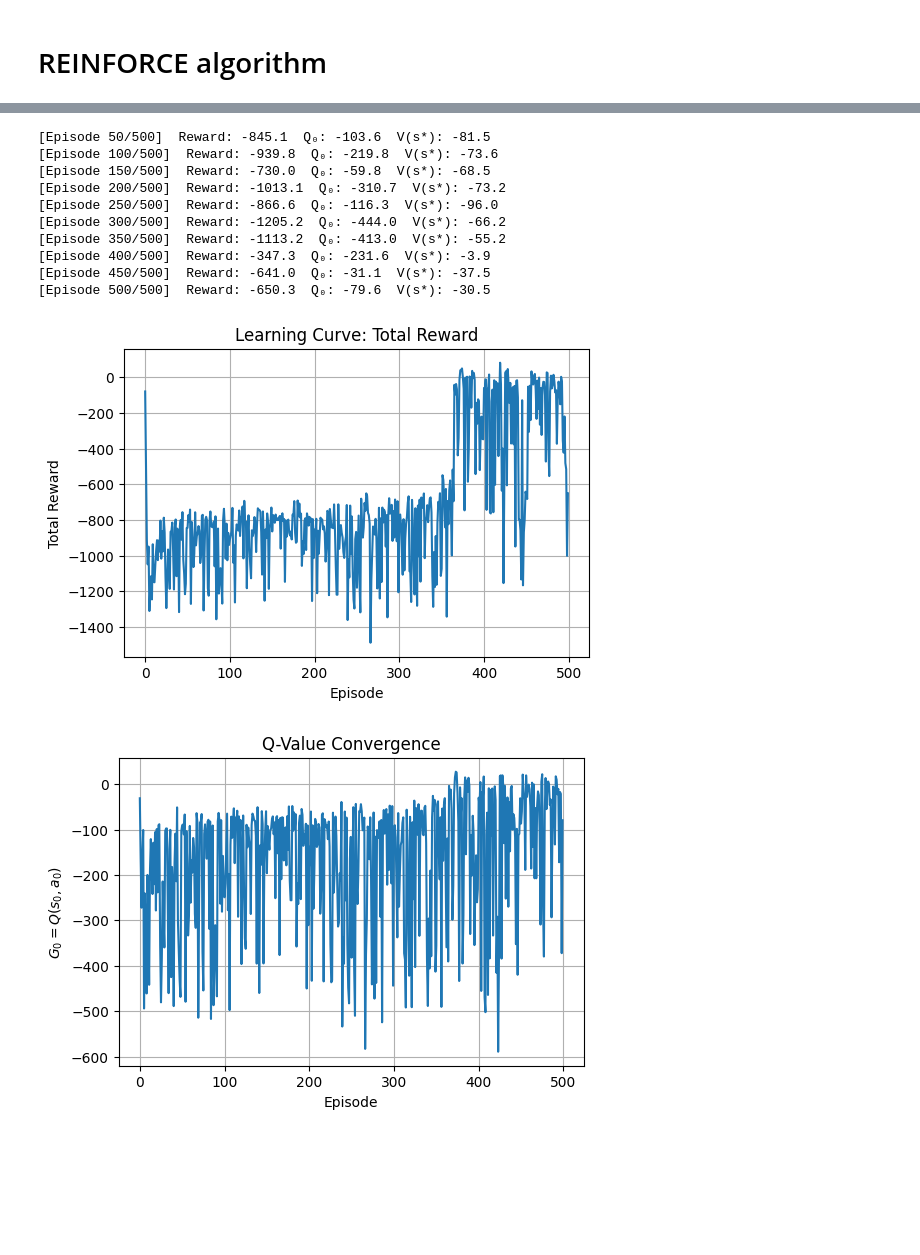
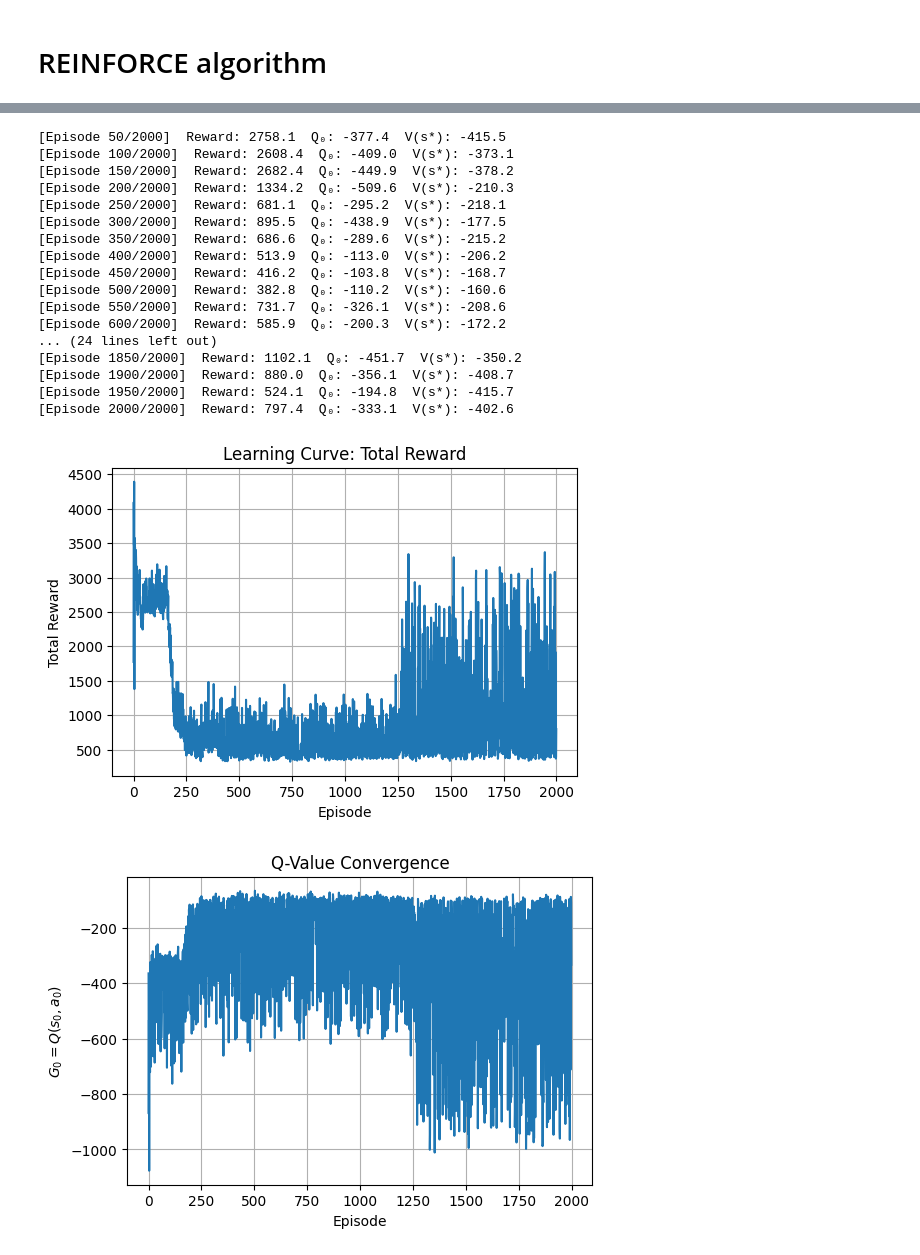
Before and after one commit to TomatoChocolate12/inventory-control-deep-reinforcement-learning, a Jupyter notebook: REINFORCE.ipynb, the cells around one changed output, grey strips where cells are left out. Cells and saved outputs as stored; diff of their text form; code cells hidden in the pictures; blank space fills up the shorter version.

Commit message:
REINFORCE all plots

```diff
--- a/REINFORCE.ipynb
+++ b/REINFORCE.ipynb
@@ -6,13 +6,14 @@ import gym
 from gym import spaces
 
 class ContinuousInventoryEnv(gym.Env):
-    def __init__(self, min_inv=-10, max_inv=10, max_order=10, horizon=100):
+    def __init__(self, min_inv=-10, max_inv=10, max_order=10, horizon=100, dist="uniform"):
         super().__init__()
         self.min_inv, self.max_inv = min_inv, max_inv
         self.max_order        = max_order
         self.horizon          = horizon
         self.p, self.a_cost, self.b_cost = 1.0, 1.0, 2.0
         self.sp = 2
+        self.dist = dist
 
         # obs = [inventory level, time step]
         self.observation_space = spaces.Box(
@@ -40,9 +41,18 @@ class ContinuousInventoryEnv(gym.Env):
         a = float(np.array(action).flatten()[0])
         # enforce bounds
         a = float(max(0, min(a, self.max_order)))
+        self.t += 1
 
         # random continuous demand
-        w = np.random.uniform(0, 10)
+        if self.dist == "uniform":
+            w = np.random.uniform(0, 10)
+        if self.dist == "geometric":
+            w = np.random.geometric(0.2)
+        if self.dist == "seasonal":
+            if self.t <= self.horizon/2:
+                w = np.random.uniform(0, 10)
+            else:
+                w = np.random.uniform(10, 20)
 
         # next inventory BEFORE clamping
         s_next = self.s + a - w
@@ -50,7 +60,6 @@ class ContinuousInventoryEnv(gym.Env):
         # clamp to physical bounds
         s_next_clamped = max(self.min_inv, min(s_next, self.max_inv))
         self.s = s_next_clamped
-        self.t += 1
 
         # compute cost on clamped inventory
         if s_next_clamped >= 0:
@@ -147,7 +156,8 @@ def reinforce_cont(env, policy, num_episodes=500, gamma=1.0, lr=1e-3, log_interv
         if ep % log_interval == 0:
             print(f"Episode {ep}/{num_episodes}, total reward: {total_reward:.2f}")
 
-    plt.plot(all_rewards)
+    all_rew = [-1*i for i in all_rewards]
+    plt.scatter(range(len(all_rewards)), all_rew, s=4)
     plt.xlabel('Episode')
     plt.ylabel('Total Reward')
     plt.title('REINFORCE Continuous Action Learning Curve')
@@ -159,5 +169,5 @@ def reinforce_cont(env, policy, num_episodes=500, gamma=1.0, lr=1e-3, log_interv
 if __name__ == "__main__":
     env = ContinuousInventoryEnv(min_inv=-20, max_inv=100, max_order=10, horizon=40)
     policy = GaussianPolicy(state_dim=env.observation_space.shape[0])
-    reinforce_cont(env, policy, num_episodes=500, gamma=0.9, lr=1e-3)
+    reinforce_cont(env, policy, num_episodes=2000, gamma=0.9, lr=1e-3)
 # %% [output]
@@ -236,7 +246,7 @@ def reinforce_cont(env, policy, num_episodes=500, gamma=1.0, lr=1e-3, log_interv
         returns = torch.tensor(returns, dtype=torch.float32)
 
         # record total reward & Q_0
-        all_rewards.append(sum(rewards))
+        all_rewards.append(-sum(rewards))
         q_values.append(returns[0].item())
 
         # accumulate for global V(s) vs t
@@ -319,18 +329,25 @@ def reinforce_cont(env, policy, num_episodes=500, gamma=1.0, lr=1e-3, log_interv
 # %%
 if __name__ == "__main__":
     env = ContinuousInventoryEnv(min_inv=-20, max_inv=100, max_order=10, horizon=40)
     policy = GaussianPolicy(state_dim=env.observation_space.shape[0])
-    reinforce_cont(env, policy, num_episodes=500, gamma=0.9, lr=1e-3)
+    reinforce_cont(env, policy, num_episodes=2000, gamma=0.9, lr=1e-3)
 # %% [output]
-[Episode 50/500]  Reward: -845.1  Q₀: -103.6  V(s*): -81.5
-[Episode 100/500]  Reward: -939.8  Q₀: -219.8  V(s*): -73.6
-[Episode 150/500]  Reward: -730.0  Q₀: -59.8  V(s*): -68.5
-[Episode 200/500]  Reward: -1013.1  Q₀: -310.7  V(s*): -73.2
-[Episode 250/500]  Reward: -866.6  Q₀: -116.3  V(s*): -96.0
-[Episode 300/500]  Reward: -1205.2  Q₀: -444.0  V(s*): -66.2
-[Episode 350/500]  Reward: -1113.2  Q₀: -413.0  V(s*): -55.2
-[Episode 400/500]  Reward: -347.3  Q₀: -231.6  V(s*): -3.9
-[Episode 450/500]  Reward: -641.0  Q₀: -31.1  V(s*): -37.5
-[Episode 500/500]  Reward: -650.3  Q₀: -79.6  V(s*): -30.5
+[Episode 50/2000]  Reward: 2758.1  Q₀: -377.4  V(s*): -415.5
+[Episode 100/2000]  Reward: 2608.4  Q₀: -409.0  V(s*): -373.1
+[Episode 150/2000]  Reward: 2682.4  Q₀: -449.9  V(s*): -378.2
+[Episode 200/2000]  Reward: 1334.2  Q₀: -509.6  V(s*): -210.3
+[Episode 250/2000]  Reward: 681.1  Q₀: -295.2  V(s*): -218.1
+[Episode 300/2000]  Reward: 895.5  Q₀: -438.9  V(s*): -177.5
+[Episode 350/2000]  Reward: 686.6  Q₀: -289.6  V(s*): -215.2
+[Episode 400/2000]  Reward: 513.9  Q₀: -113.0  V(s*): -206.2
+[Episode 450/2000]  Reward: 416.2  Q₀: -103.8  V(s*): -168.7
+[Episode 500/2000]  Reward: 382.8  Q₀: -110.2  V(s*): -160.6
+[Episode 550/2000]  Reward: 731.7  Q₀: -326.1  V(s*): -208.6
+[Episode 600/2000]  Reward: 585.9  Q₀: -200.3  V(s*): -172.2
+... (24 lines left out)
+[Episode 1850/2000]  Reward: 1102.1  Q₀: -451.7  V(s*): -350.2
+[Episode 1900/2000]  Reward: 880.0  Q₀: -356.1  V(s*): -408.7
+[Episode 1950/2000]  Reward: 524.1  Q₀: -194.8  V(s*): -415.7
+[Episode 2000/2000]  Reward: 797.4  Q₀: -333.1  V(s*): -402.6
-[figure, old version]
+[figure, new version]
-[figure, old version]
+[figure, new version]
```
Also changed, not shown: parts of 13 cells of this notebook, 3 other files.
